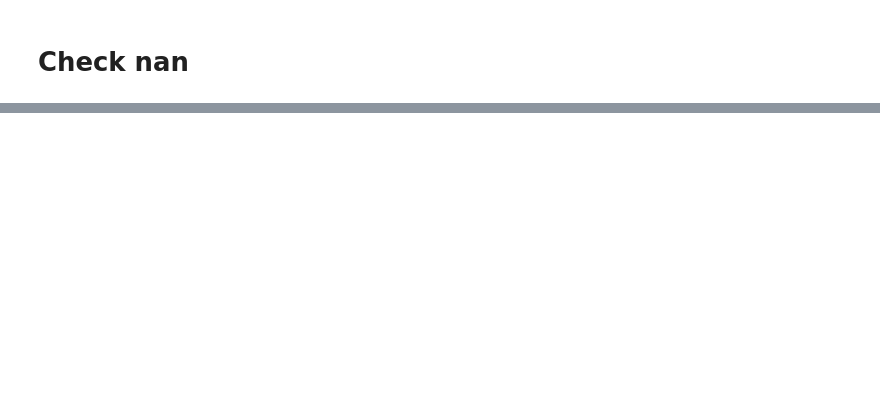
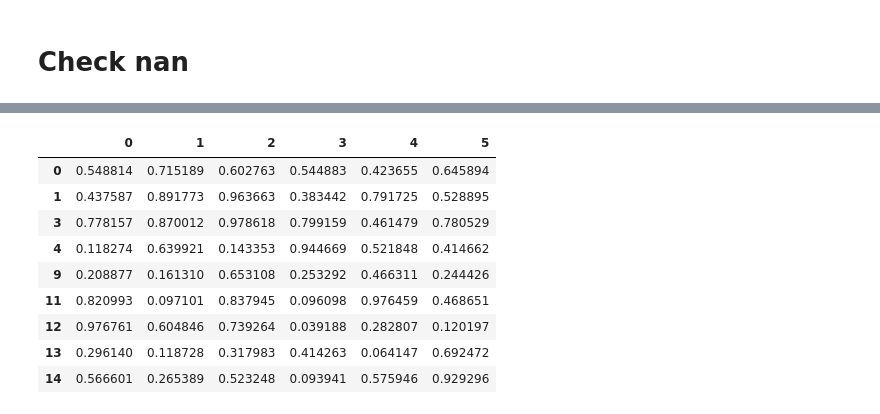
Before and after one commit to leon123858/python_exercise, a Jupyter notebook: climb/2Pandas_class_forstudents.ipynb, the cells around one changed output, grey strips where cells are left out. Saved outputs shown, nothing was run; the diff lists cells and outputs as text; code cells hidden in the pictures; blank space fills up the shorter version.

```diff
--- a/climb/2Pandas_class_forstudents.ipynb
+++ b/climb/2Pandas_class_forstudents.ipynb
@@ -164,0 +512,13 @@ attri_data_frame_index2['Name'] = np.nan
+# %%
+df2.dropna()
+# %% [output]
+|  | 0 | 1 | 2 | 3 | 4 | 5 |
+| 0 | 0.548814 | 0.715189 | 0.602763 | 0.544883 | 0.423655 | 0.645894 |
+| 1 | 0.437587 | 0.891773 | 0.963663 | 0.383442 | 0.791725 | 0.528895 |
+| 3 | 0.778157 | 0.870012 | 0.978618 | 0.799159 | 0.461479 | 0.780529 |
+| 4 | 0.118274 | 0.639921 | 0.143353 | 0.944669 | 0.521848 | 0.414662 |
+| 9 | 0.208877 | 0.161310 | 0.653108 | 0.253292 | 0.466311 | 0.244426 |
+| 11 | 0.820993 | 0.097101 | 0.837945 | 0.096098 | 0.976459 | 0.468651 |
+| 12 | 0.976761 | 0.604846 | 0.739264 | 0.039188 | 0.282807 | 0.120197 |
+| 13 | 0.296140 | 0.118728 | 0.317983 | 0.414263 | 0.064147 | 0.692472 |
+| 14 | 0.566601 | 0.265389 | 0.523248 | 0.093941 | 0.575946 | 0.929296 |
```
Also changed, not shown: parts of 45 cells of this notebook, 1 other file.
